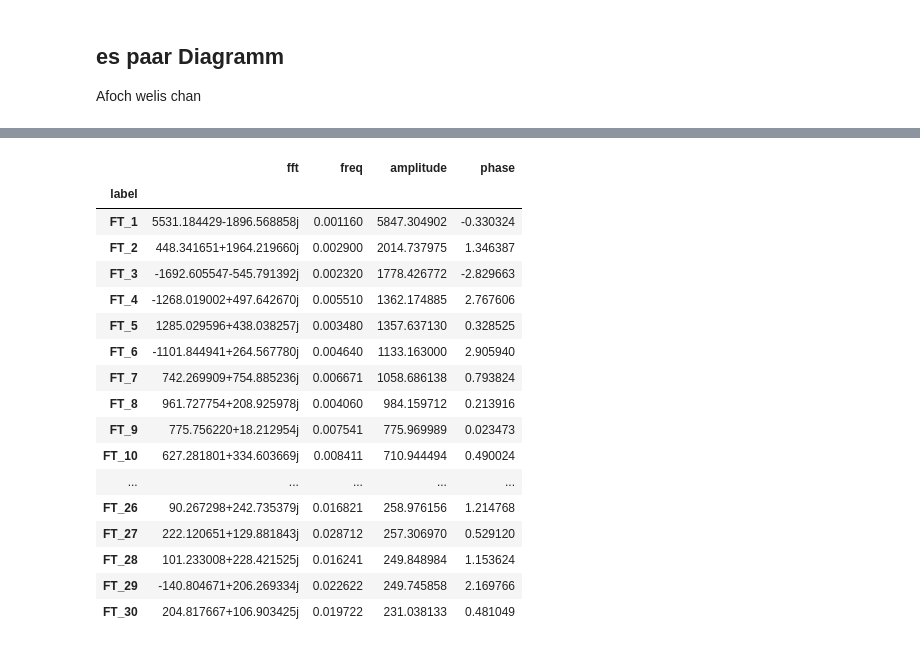
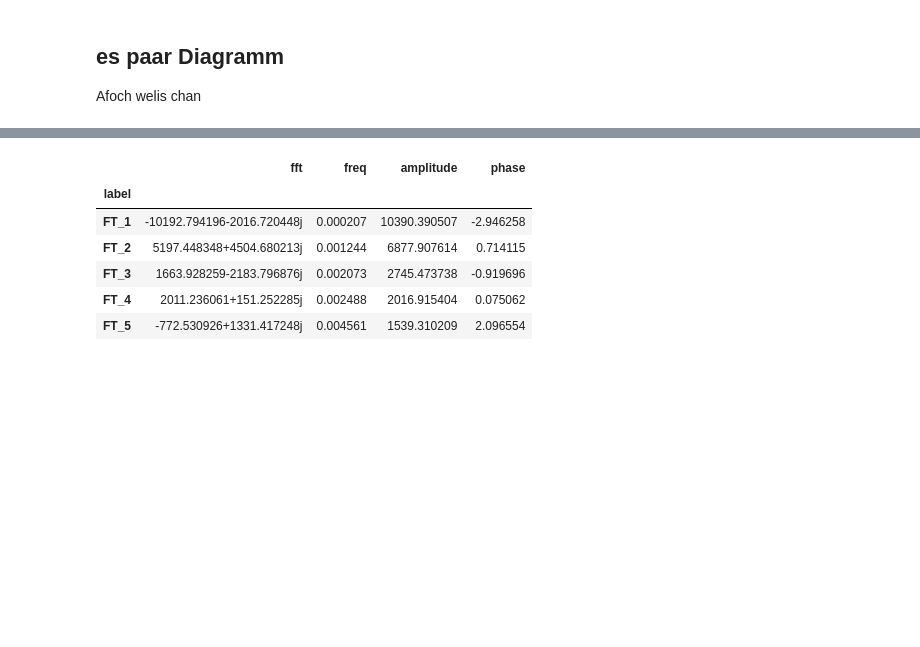
Before and after one commit to simonbuehrer/FFT-test, a Jupyter notebook: 00-fft-stock-market.ipynb, the cells around one changed output, grey strips where cells are left out. Drawn from its saved outputs; the diff is of its cells as text; code cells hidden in the pictures; blank space fills up the shorter version.

```diff
--- a/00-fft-stock-market.ipynb
+++ b/00-fft-stock-market.ipynb
@@ -27,7 +29,7 @@ import matplotlib.pyplot as plt
 # %%
 #get current day and download hist. data
 today = dt.datetime.today().strftime('%Y-%m-%d')
-hist = (dt.datetime.today()-dt.timedelta(5000)).strftime('%Y-%m-%d')
+hist = (dt.datetime.today()-dt.timedelta(7000)).strftime('%Y-%m-%d')
 
 stockname='ABB'
 print(today,hist)
@@ -107,7 +109,7 @@ mask = freq >= 0
 freq = freq[mask]
 power = power[mask]
 
-peaks, _ = find_peaks(power[freq >=0], height=200)
+peaks, _ = find_peaks(power[freq >=0], height=300)
 
 plt.plot(freq,power)
 plt.plot(freq[peaks], power[peaks],'x')
@@ -167,37 +162,26 @@ plt.show()
 # %%
 from cmath import phase
 
 fourier_terms = pd.DataFrame()
 fourier_terms['fft'] = output['fft']
 fourier_terms['freq'] = output['freq']
 fourier_terms['amplitude'] = fourier_terms.fft.apply(lambda z: abs(z))
 fourier_terms['phase'] = fourier_terms.fft.apply(lambda z: phase(z))
 fourier_terms.sort_values(by=['amplitude'], ascending=[0])
 
 # Create some helpful labels (FT_1..FT_N)
 fourier_terms['label'] = list(map(lambda n : 'FT_{}'.format(n), range(1, len(fourier_terms) + 1)))
 
 # Turn our dataframe into a dictionary for easy lookup
 fourier_terms = fourier_terms.set_index('label')
 fourier_terms_dict = fourier_terms.to_dict('index')
 
-fourier_terms
+fourier_terms.head()
 # %% [output]
 |  | fft | freq | amplitude | phase |
 | label |  |  |  |  |
-| FT_1 | 5531.184429-1896.568858j | 0.001160 | 5847.304902 | -0.330324 |
-| FT_2 | 448.341651+1964.219660j | 0.002900 | 2014.737975 | 1.346387 |
-| FT_3 | -1692.605547-545.791392j | 0.002320 | 1778.426772 | -2.829663 |
-| FT_4 | -1268.019002+497.642670j | 0.005510 | 1362.174885 | 2.767606 |
-| FT_5 | 1285.029596+438.038257j | 0.003480 | 1357.637130 | 0.328525 |
-| FT_6 | -1101.844941+264.567780j | 0.004640 | 1133.163000 | 2.905940 |
-| FT_7 | 742.269909+754.885236j | 0.006671 | 1058.686138 | 0.793824 |
-| FT_8 | 961.727754+208.925978j | 0.004060 | 984.159712 | 0.213916 |
-| FT_9 | 775.756220+18.212954j | 0.007541 | 775.969989 | 0.023473 |
-| FT_10 | 627.281801+334.603669j | 0.008411 | 710.944494 | 0.490024 |
-| ... | ... | ... | ... | ... |
-| FT_26 | 90.267298+242.735379j | 0.016821 | 258.976156 | 1.214768 |
-| FT_27 | 222.120651+129.881843j | 0.028712 | 257.306970 | 0.529120 |
-| FT_28 | 101.233008+228.421525j | 0.016241 | 249.848984 | 1.153624 |
-| FT_29 | -140.804671+206.269334j | 0.022622 | 249.745858 | 2.169766 |
-| FT_30 | 204.817667+106.903425j | 0.019722 | 231.038133 | 0.481049 |
+| FT_1 | -10192.794196-2016.720448j | 0.000207 | 10390.390507 | -2.946258 |
+| FT_2 | 5197.448348+4504.680213j | 0.001244 | 6877.907614 | 0.714115 |
+| FT_3 | 1663.928259-2183.796876j | 0.002073 | 2745.473738 | -0.919696 |
+| FT_4 | 2011.236061+151.252285j | 0.002488 | 2016.915404 | 0.075062 |
+| FT_5 | -772.530926+1331.417248j | 0.004561 | 1539.310209 | 2.096554 |
```
Also changed, not shown: parts of 12 cells of this notebook.
